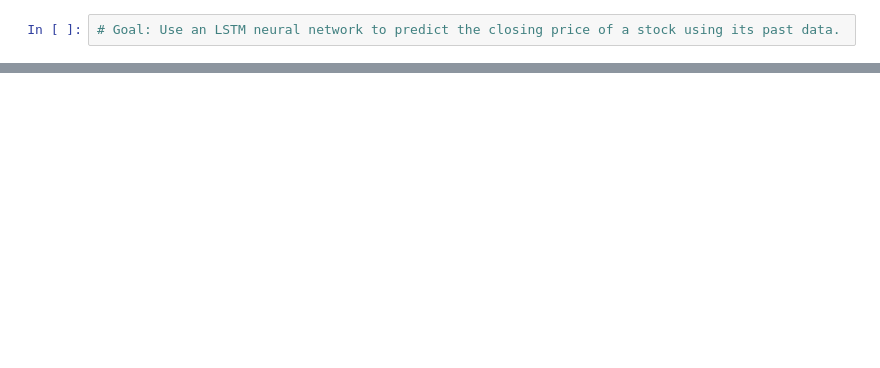
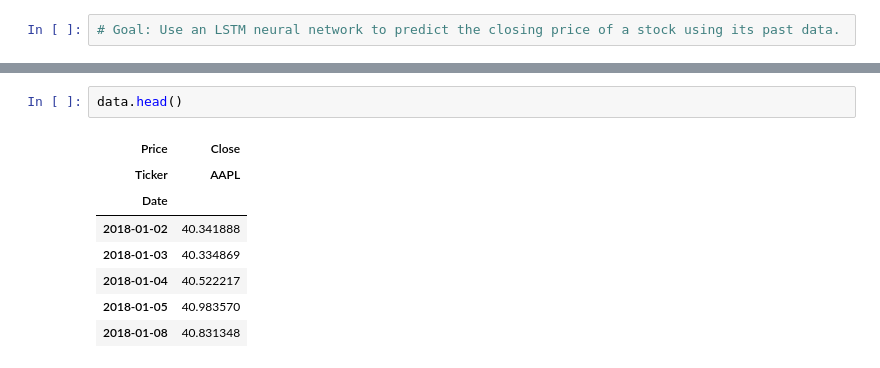
Before and after one commit to OluwatomisinOA/Machine-Learning-AI-Projects, a Jupyter notebook: Supervised Learning Projects/01-predict-stock-prices-with-LSTM.ipynb, the cells around one changed output, grey strips where cells are left out. Saved outputs shown, nothing was run; the diff lists cells and outputs as text; blank space fills up the shorter version.

```diff
--- a/Supervised Learning Projects/01-predict-stock-prices-with-LSTM.ipynb
+++ b/Supervised Learning Projects/01-predict-stock-prices-with-LSTM.ipynb
@@ -18,0 +29,11 @@ import flask_cors
+# %%
+data.head()
+# %% [output]
+| Price | Close |
+| Ticker | AAPL |
+| Date |  |
+| 2018-01-02 | 40.341888 |
+| 2018-01-03 | 40.334869 |
+| 2018-01-04 | 40.522217 |
+| 2018-01-05 | 40.983570 |
+| 2018-01-08 | 40.831348 |
```
Also changed, not shown: parts of 24 cells of this notebook.
